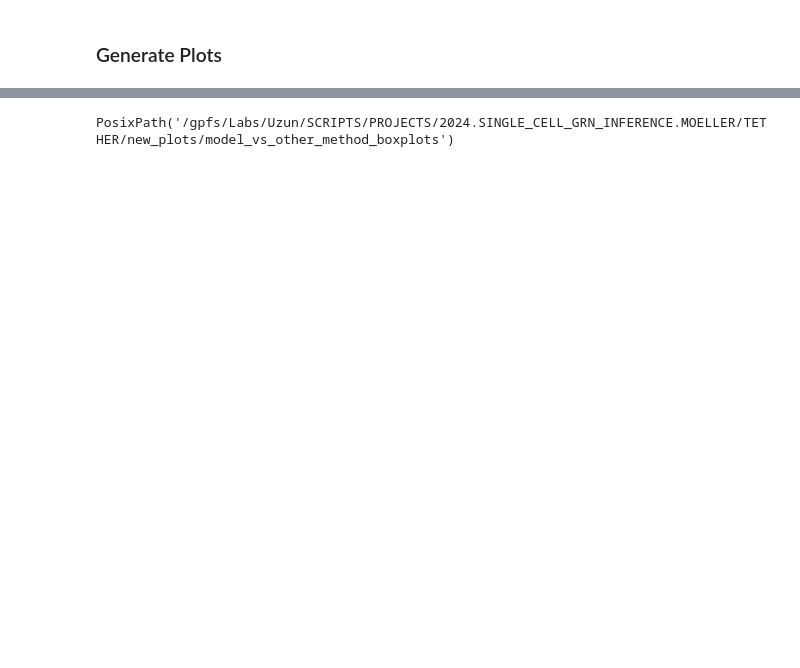
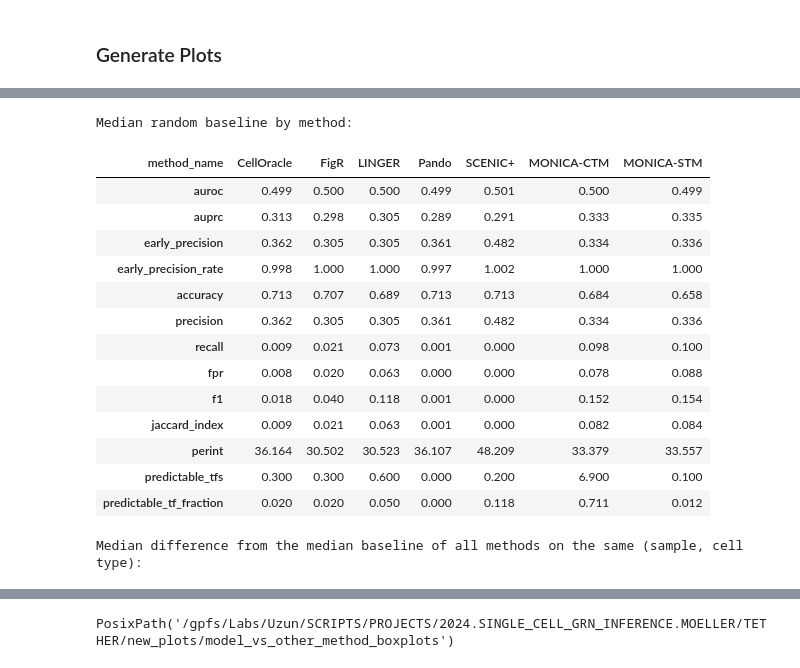
Before and after one commit to emoeller80281/Custom_GRN_Inference, a Jupyter notebook: TETHER/scripts/model_evaluation/celltype_model_evaluation.ipynb, the cells around one changed output, grey strips where cells are left out. Drawn from its saved outputs; the diff is of its cells as text; code cells hidden in the pictures; blank space fills up the shorter version.

```diff
--- a/TETHER/scripts/model_evaluation/celltype_model_evaluation.ipynb
+++ b/TETHER/scripts/model_evaluation/celltype_model_evaluation.ipynb
@@ -69,6 +69,7 @@ CROSS_MODEL_METHOD = "TF-TG Model (cross-trained)"
 method_display_name_map = {
     SELF_MODEL_METHOD: "MONICA-STM",
     CROSS_MODEL_METHOD: "MONICA-CTM",
+    "SCENIC_PLUS": "SCENIC+",
 }
 
 method_color_dict = {
@@ -1297,6 +1283,7 @@ test_genes = set(test_genes)
 
 metric_frames = []
 curve_data = {}  # {(sample, cell type, method): labels/scores of the AUROC and AUPRC samples}
+random_baseline_jobs = []  # compute_random_baseline_metrics inputs of the combined comparison
 for sample_name, celltype_dict in method_grn_dict.items():
     for celltype, method_dict in celltype_dict.items():
         celltype_gt = celltype_gt_dict.get(sample_name, {}).get(celltype)
@@ -1343,9 +1330,19 @@ for sample_name, celltype_dict in method_grn_dict.items():
             metrics_df["model_name"] = model_name
             metric_frames.append(metrics_df)
 
-            # Keep the curves of the combined comparison only (mean model and other methods).
+            # Keep the curves and the random baseline inputs of the combined comparison
+            # only (mean model and other methods).
             if model_name in (None, MEAN_MODEL):
                 curve_data[(sample_name, celltype, method_name)] = method_curve_data
+                random_baseline_jobs.append(dict(
+                    method_name=method_name,
+                    sample_name=sample_name,
+                    celltype=celltype,
+                    labeled_df=labeled_df,
+                    celltype_gt=method_gt,
+                    universe=method_universe,
+                    top_fraction=0.1,
+                ))
 
 # One row per (model, sample, cell type, method). model_name is MEAN_MODEL for the
 # mean score over the models, a model_run_dict key for one model, and None for other methods.
@@ -1804,0 +2032,59 @@ for model_name, fig in model_fig.items():
+# %%
+# Median random baseline of each metric over each method's (sample, cell type) pairs
+random_baseline_by_method = (
+    random_baseline_df.groupby("method_name")[RANDOM_BASELINE_METRICS]
+    .median()
+    .T
+    .rename(columns=method_display_name_map)
+)
+print("Median random baseline by method:")
+display(random_baseline_by_method.round(3))
+
+# The methods do not all cover the same (sample, cell type) pairs, so the medians above
+# also differ by which pairs each method has. To compare the methods on the same pairs,
+# subtract the median baseline of all methods on a pair from each method's baseline on it.
+# Note: the self-trained model uses the test-chromosome universe, so part of its
+# difference comes from the universe and not from its predicted edges.
+pair_median_baseline = (
+    random_baseline_df.groupby(["sample_name", "cell_type"])[RANDOM_BASELINE_METRICS]
+    .transform("median")
+)
+random_baseline_offset = (
+    (random_baseline_df[RANDOM_BASELINE_METRICS] - pair_median_baseline)
+    .groupby(random_baseline_df["method_name"])
+    .median()
+    .T
+    .rename(columns=method_display_name_map)
+)
+print("Median difference from the median baseline of all methods on the same (sample, cell type):")
+display(random_baseline_offset.round(3))
+
+random_baseline_fig = plot_selected_box_and_whisker_plots(
+    random_baseline_df,
+    method_color_dict,
+    sample_rename_map,
+    title_suffix_str="(Random Baseline)",
+)
+
+random_baseline_fig.savefig(
+    method_comparison_boxplot_dir / "all_metrics_random_baseline_by_method_boxplot.png",
+    dpi=300,
+    bbox_inches="tight"
+)
+# %% [output]
+Median random baseline by method:
+| method_name | CellOracle | FigR | LINGER | Pando | SCENIC+ | MONICA-CTM | MONICA-STM |
+| auroc | 0.499 | 0.500 | 0.500 | 0.499 | 0.501 | 0.500 | 0.499 |
+| auprc | 0.313 | 0.298 | 0.305 | 0.289 | 0.291 | 0.333 | 0.335 |
+| early_precision | 0.362 | 0.305 | 0.305 | 0.361 | 0.482 | 0.334 | 0.336 |
+| early_precision_rate | 0.998 | 1.000 | 1.000 | 0.997 | 1.002 | 1.000 | 1.000 |
+| accuracy | 0.713 | 0.707 | 0.689 | 0.713 | 0.713 | 0.684 | 0.658 |
+| precision | 0.362 | 0.305 | 0.305 | 0.361 | 0.482 | 0.334 | 0.336 |
+| recall | 0.009 | 0.021 | 0.073 | 0.001 | 0.000 | 0.098 | 0.100 |
+| fpr | 0.008 | 0.020 | 0.063 | 0.000 | 0.000 | 0.078 | 0.088 |
+| f1 | 0.018 | 0.040 | 0.118 | 0.001 | 0.000 | 0.152 | 0.154 |
+| jaccard_index | 0.009 | 0.021 | 0.063 | 0.001 | 0.000 | 0.082 | 0.084 |
+| perint | 36.164 | 30.502 | 30.523 | 36.107 | 48.209 | 33.379 | 33.557 |
+| predictable_tfs | 0.300 | 0.300 | 0.600 | 0.000 | 0.200 | 6.900 | 0.100 |
+| predictable_tf_fraction | 0.020 | 0.020 | 0.050 | 0.000 | 0.118 | 0.711 | 0.012 |
+Median difference from the median baseline of all methods on the same (sample, cell type):
```
Also changed, not shown: parts of 8 cells of this notebook, 6 other files.
